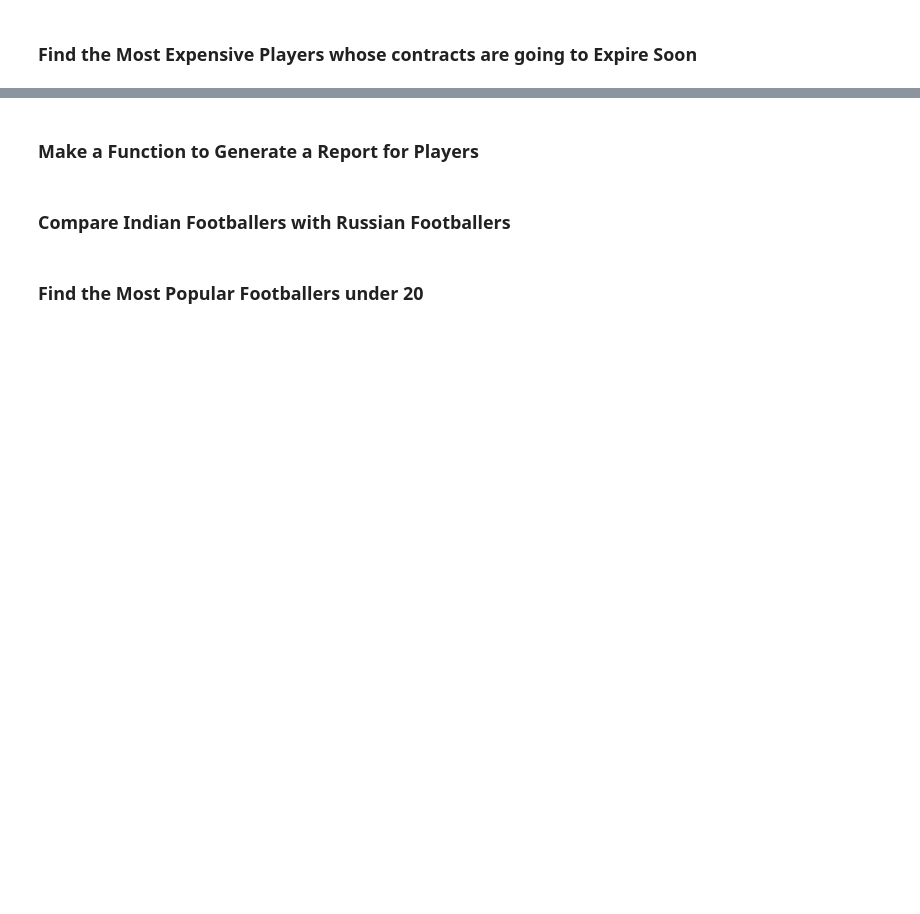
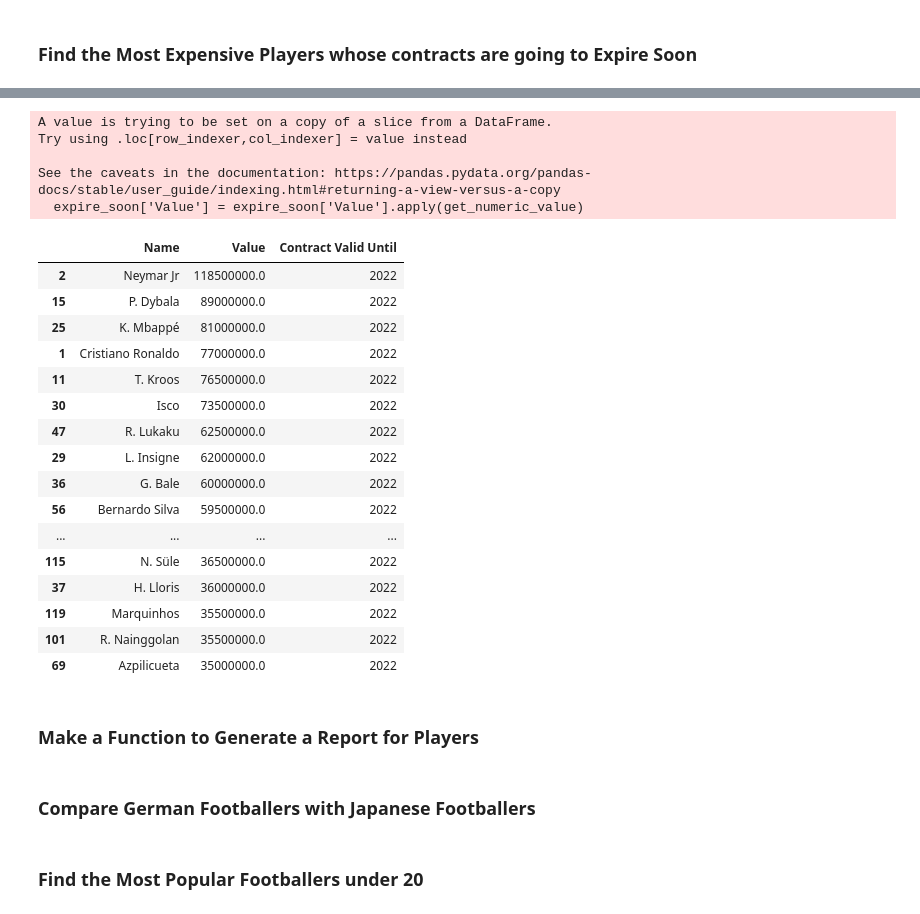
Before and after one commit to vallmeister/data-science-machine-learning-playground, a Jupyter notebook: src/FIFA 18 Analysis/Homework.ipynb, the cells around one changed output, grey strips where cells are left out. Saved outputs shown, nothing was run; the diff lists cells and outputs as text; code cells hidden in the pictures; blank space fills up the shorter version.

Commit message:
Solved FIFA18 homework q1

```diff
--- a/src/FIFA 18 Analysis/Homework.ipynb
+++ b/src/FIFA 18 Analysis/Homework.ipynb
@@ -7,7 +7,7 @@ import seaborn as sns
 import matplotlib.pyplot as plt
 # %%
 # reading the dataset
-data = pd.read_csv('data.csv')
+data = pd.read_csv('fifa_players.csv')
 data.shape
 # %% [output]
 (18207, 89)
@@ -15,0 +36,4 @@ data.shape
+# %%
+# select interesting columns
+interesting_data = data[['Name', 'Value', 'Contract Valid Until']]
+interesting_data
@@ -15,0 +54,4 @@ data.shape
+# %%
+# choose players whose contracts expire in 2022
+expire_soon = interesting_data.loc[interesting_data['Contract Valid Until'] == '2022']
+expire_soon
@@ -16,6 +86,46 @@ data.shape
+# %%
+# since we've only got object types, we need to replace them with numerical values
+def get_numeric_value(column):
+    value = column.replace('€', '')
+    if 'K' in column:
+        value = float(value.replace('K', '')) * 1000
+    elif 'M' in column:
+        value = float(value.replace('M', '')) * 1_000_000
+    else:
+        value = float(value)
+    return value
+
+# transform values to numerical data
+expire_soon['Value'] = expire_soon['Value'].apply(get_numeric_value)
+
+# now select top 25 MVPs
+expire_soon.sort_values(by=['Value'], ascending=False).head(25)
+# %% [output]
+A value is trying to be set on a copy of a slice from a DataFrame.
+Try using .loc[row_indexer,col_indexer] = value instead
+
+See the caveats in the documentation: https://pandas.pydata.org/pandas-docs/stable/user_guide/indexing.html#returning-a-view-versus-a-copy
+  expire_soon['Value'] = expire_soon['Value'].apply(get_numeric_value)
+|  | Name | Value | Contract Valid Until |
+| 2 | Neymar Jr | 118500000.0 | 2022 |
+| 15 | P. Dybala | 89000000.0 | 2022 |
+| 25 | K. Mbappé | 81000000.0 | 2022 |
+| 1 | Cristiano Ronaldo | 77000000.0 | 2022 |
+| 11 | T. Kroos | 76500000.0 | 2022 |
+| 30 | Isco | 73500000.0 | 2022 |
+| 47 | R. Lukaku | 62500000.0 | 2022 |
+| 29 | L. Insigne | 62000000.0 | 2022 |
+| 36 | G. Bale | 60000000.0 | 2022 |
+| 56 | Bernardo Silva | 59500000.0 | 2022 |
+| ... | ... | ... | ... |
+| 115 | N. Süle | 36500000.0 | 2022 |
+| 37 | H. Lloris | 36000000.0 | 2022 |
+| 119 | Marquinhos | 35500000.0 | 2022 |
+| 101 | R. Nainggolan | 35500000.0 | 2022 |
+| 69 | Azpilicueta | 35000000.0 | 2022 |
 # %% [markdown]
 ### Make a Function to Generate a Report for Players
 # %% [markdown]
-### Compare Indian Footballers with Russian Footballers
+### Compare German Footballers with Japanese Footballers
 # %% [markdown]
 ### Find the Most Popular Footballers under 20
```
Also changed, not shown: parts of 4 cells of this notebook, 3 other files.
